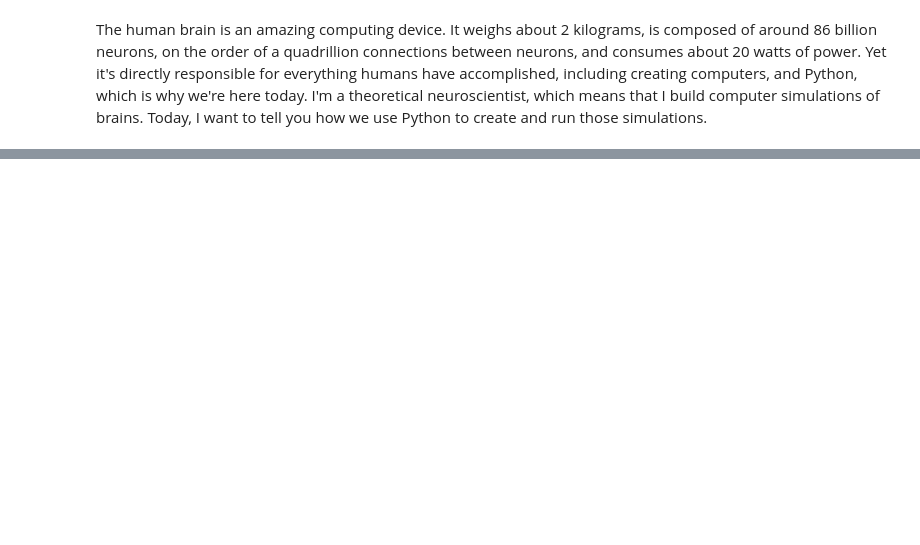
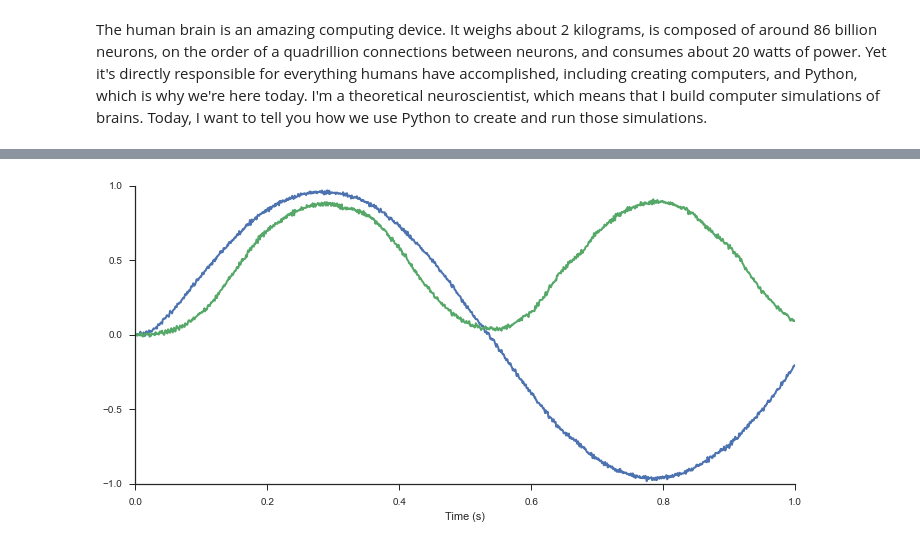
Before and after one commit to tbekolay/pycon2015, a Jupyter notebook: source.ipynb, the cells around one changed output, grey strips where cells are left out. Cells and saved outputs as stored; diff of their text form; code cells hidden in the pictures; blank space fills up the shorter version.

```diff
--- a/source.ipynb
+++ b/source.ipynb
@@ -601,0 +461,8 @@ Pointers to learn more
+# %%
+sim = nengo.Simulator(net)
+sim.run(1.0)
+plt.plot(sim.trange(), sim.data[x_probe])
+plt.plot(sim.trange(), sim.data[sq_probe])
+plt.xlabel("Time (s)")
+prettify()
+# %% [output]
@@ -601,0 +470 @@ Pointers to learn more
+[figure, added]
```
Also changed, not shown: parts of 81 cells of this notebook, 19 other files.
